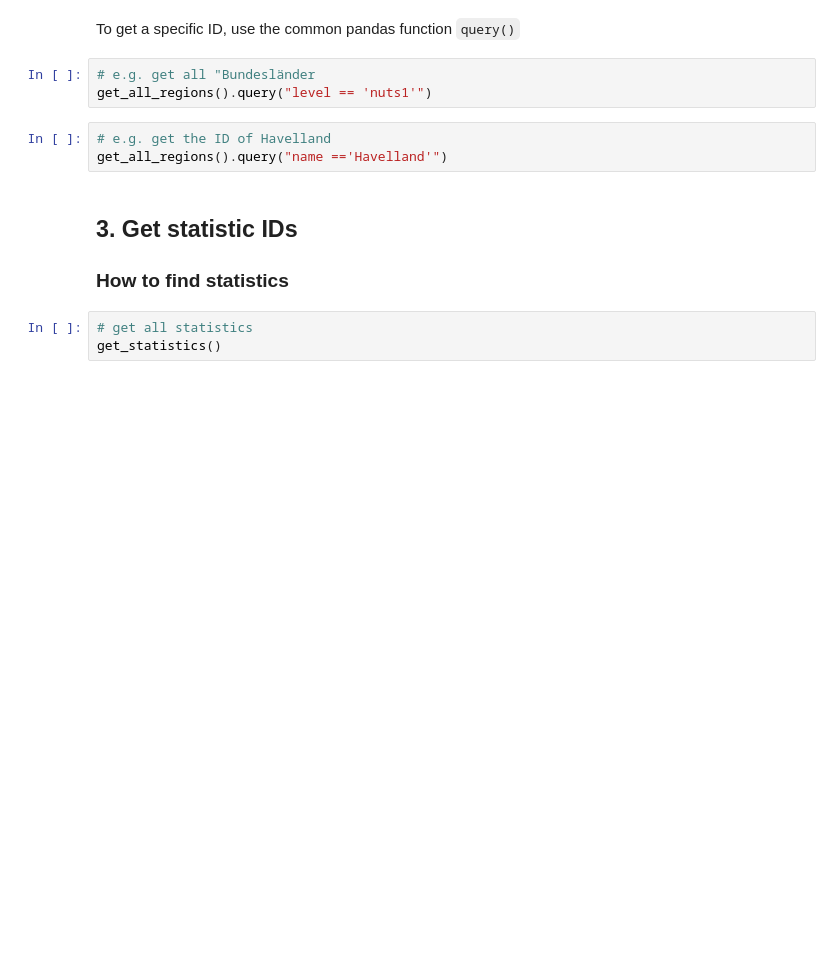
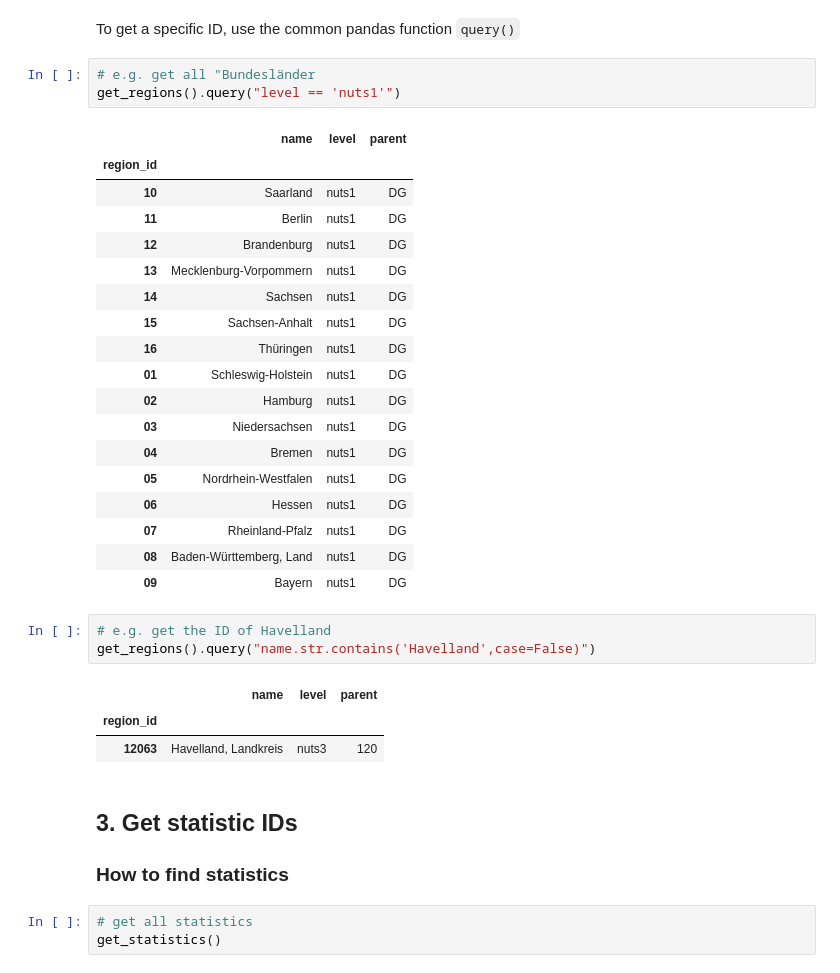
Before and after one commit to CorrelAid/datenguide-python, a Jupyter notebook: use_case/01_intro_tutorial.ipynb, the cells around one changed output. Drawn from its saved outputs; the diff is of its cells as text; blank space fills up the shorter version.

Commit message:
updated use cases to API changes

```diff
--- a/use_case/01_intro_tutorial.ipynb
+++ b/use_case/01_intro_tutorial.ipynb
@@ -56,10 +72,33 @@ get_all_regions()
 To get a specific ID, use the common pandas function `query()`
 # %%
 # e.g. get all "Bundesländer
-get_all_regions().query("level == 'nuts1'")
+get_regions().query("level == 'nuts1'")
+# %% [output]
+|  | name | level | parent |
+| region_id |  |  |  |
+| 10 | Saarland | nuts1 | DG |
+| 11 | Berlin | nuts1 | DG |
+| 12 | Brandenburg | nuts1 | DG |
+| 13 | Mecklenburg-Vorpommern | nuts1 | DG |
+| 14 | Sachsen | nuts1 | DG |
+| 15 | Sachsen-Anhalt | nuts1 | DG |
+| 16 | Thüringen | nuts1 | DG |
+| 01 | Schleswig-Holstein | nuts1 | DG |
+| 02 | Hamburg | nuts1 | DG |
+| 03 | Niedersachsen | nuts1 | DG |
+| 04 | Bremen | nuts1 | DG |
+| 05 | Nordrhein-Westfalen | nuts1 | DG |
+| 06 | Hessen | nuts1 | DG |
+| 07 | Rheinland-Pfalz | nuts1 | DG |
+| 08 | Baden-Württemberg, Land | nuts1 | DG |
+| 09 | Bayern | nuts1 | DG |
 # %%
 # e.g. get the ID of Havelland
-get_all_regions().query("name =='Havelland'")
+get_regions().query("name.str.contains('Havelland',case=False)")
+# %% [output]
+|  | name | level | parent |
+| region_id |  |  |  |
+| 12063 | Havelland, Landkreis | nuts3 | 120 |
 # %% [markdown]
 ## 3. Get statistic IDs
 ### How to find statistics
```
Also changed, not shown: parts of 15 cells of this notebook, 4 other files.
